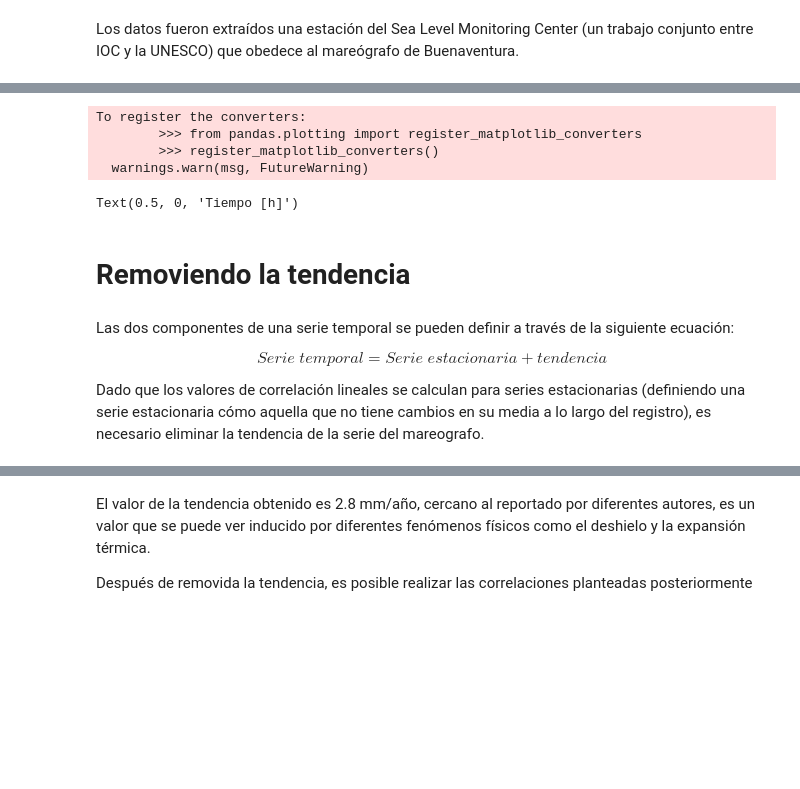
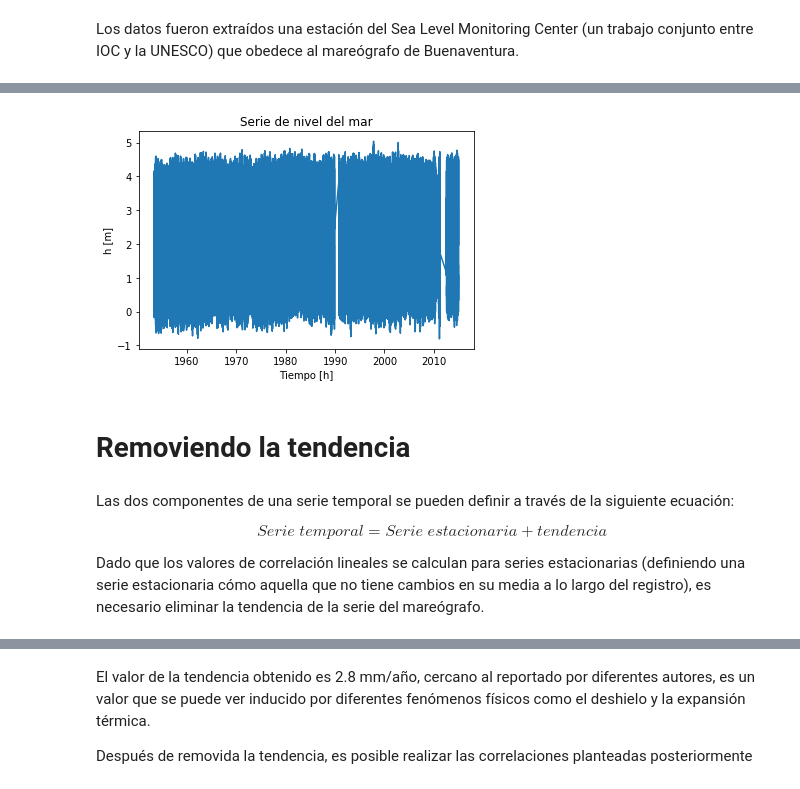
Before and after one commit to FrankAyalaC/Nivel-del-mar-en-Buenaventura, a Jupyter notebook: Scripts/TDG_2019.ipynb, the cells around one changed output, grey strips where cells are left out. Drawn from its saved outputs; the diff is of its cells as text; code cells hidden in the pictures; blank space fills up the shorter version.

```diff
--- a/Scripts/TDG_2019.ipynb
+++ b/Scripts/TDG_2019.ipynb
@@ -49,9 +44,9 @@ serie_nmm2=pd.Series(data=df_nmm.nmm.values/1000,index=fechas)
 # %%
-%matplotlib notebook
 plt.figure()
-# plt.plot(serie_nmm_fill)
+plt.plot(serie_nmm)
 plt.title("Serie de nivel del mar")
-plt.plot(serie_nmm2)
 plt.ylabel("h [m]")
 plt.xlabel("Tiempo [h]")
+
+plt.show()
 # %% [output]
@@ -60,8 +53,4 @@ plt.xlabel("Tiempo [h]")
-To register the converters:
-        >>> from pandas.plotting import register_matplotlib_converters
-        >>> register_matplotlib_converters()
-  warnings.warn(msg, FutureWarning)
-Text(0.5, 0, 'Tiempo [h]')
+[figure, added]
 # %% [markdown]
 # Removiendo la tendencia
 # %% [markdown]
@@ -71,6 +60,6 @@ Las dos componentes de una serie temporal se pueden definir a través de la sigu
 Serie\;temporal=Serie\;estacionaria+tendencia
 \end{equation}
 
-Dado que los valores de correlación lineales  se calculan para series estacionarias (definiendo una serie estacionaria cómo aquella que no tiene cambios en su media a lo largo del registro), es necesario eliminar la tendencia de la serie del mareografo.
+Dado que los valores de correlación lineales  se calculan para series estacionarias (definiendo una serie estacionaria cómo aquella que no tiene cambios en su media a lo largo del registro), es necesario eliminar la tendencia de la serie del mareógrafo.
 # %%
 # Es importante descontar la tendencia de la serie temporal de marea
```
Also changed, not shown: parts of 13 cells of this notebook, 3 other files.
